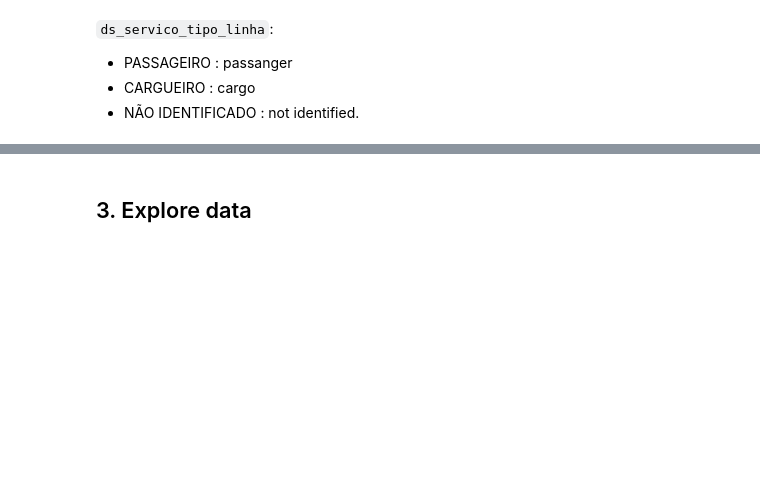
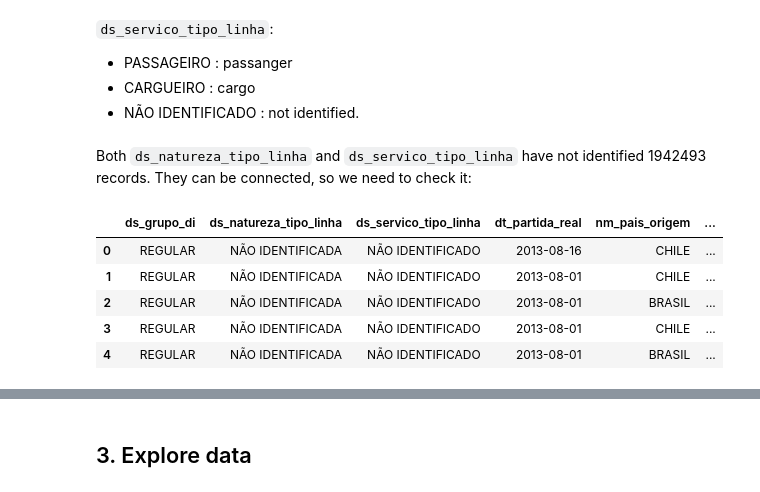
Before and after one commit to SavIvan24/Predicting-Monthly-Passenger-Air-Traffic-in-Brazil, a Jupyter notebook: data_understanding.ipynb, the cells around one changed output, grey strips where cells are left out. Cells and saved outputs as stored; diff of their text form; code cells hidden in the pictures; blank space fills up the shorter version.

```diff
--- a/data_understanding.ipynb
+++ b/data_understanding.ipynb
@@ -391,3 +389,5 @@ Name: count, dtype: int64
 - PASSAGEIRO : passanger
 - CARGUEIRO : cargo
 - NÃO IDENTIFICADO : not identified.
+# %% [markdown]
+Both `ds_natureza_tipo_linha` and `ds_servico_tipo_linha` have not identified 1942493 records. They can be connected, so we need to check it:
@@ -393,0 +409,9 @@ Name: count, dtype: int64
+# %%
+not_identified_flights.head()
+# %% [output]
+|  | ds_grupo_di | ds_natureza_tipo_linha | ds_servico_tipo_linha | dt_partida_real | nm_pais_origem | ... |
+| 0 | REGULAR | NÃO IDENTIFICADA | NÃO IDENTIFICADO | 2013-08-16 | CHILE | ... |
+| 1 | REGULAR | NÃO IDENTIFICADA | NÃO IDENTIFICADO | 2013-08-01 | CHILE | ... |
+| 2 | REGULAR | NÃO IDENTIFICADA | NÃO IDENTIFICADO | 2013-08-01 | BRASIL | ... |
+| 3 | REGULAR | NÃO IDENTIFICADA | NÃO IDENTIFICADO | 2013-08-01 | CHILE | ... |
+| 4 | REGULAR | NÃO IDENTIFICADA | NÃO IDENTIFICADO | 2013-08-01 | BRASIL | ... |
```
Also changed, not shown: parts of 20 cells of this notebook.
